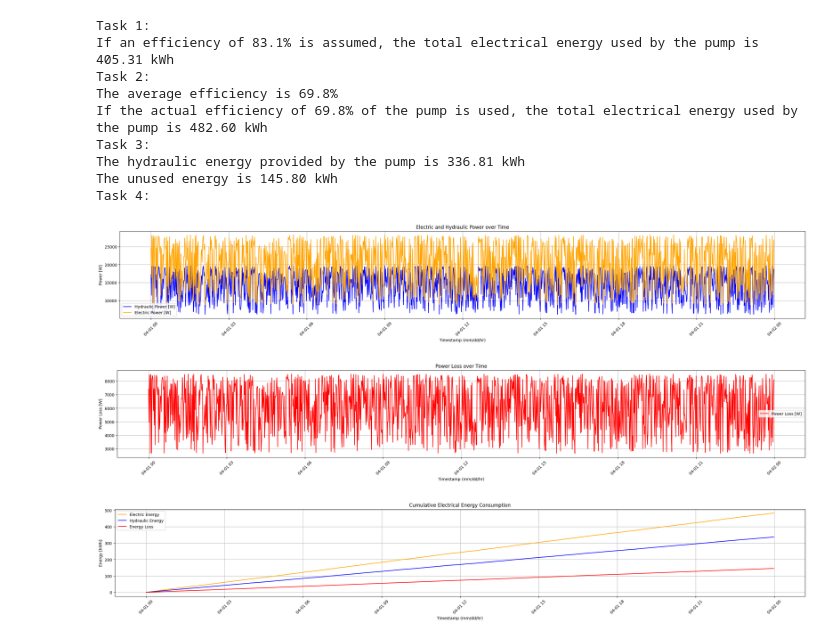
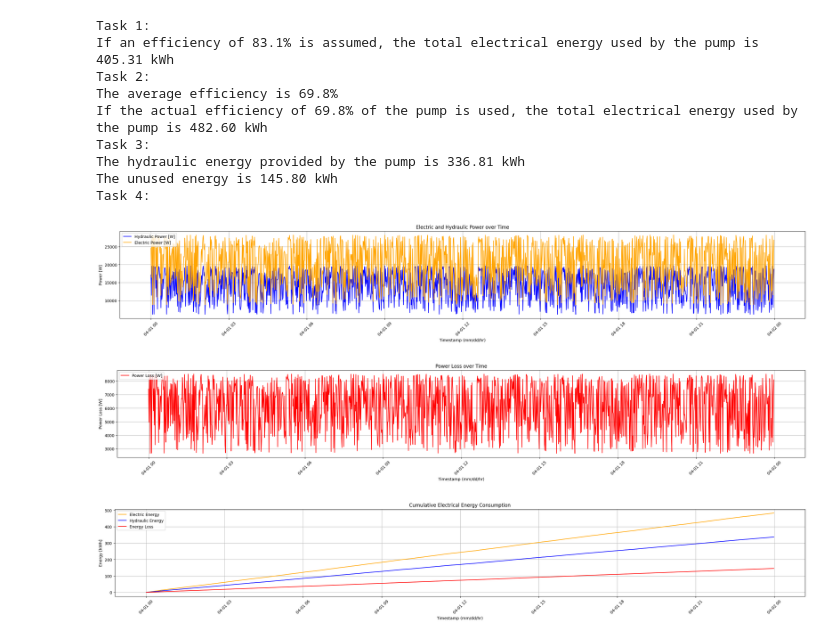
Before and after one commit to AlexTrompter/Pump-Analysis-for-Turbomachinery-Class, a Jupyter notebook: Abgabe_Strömungsmaschinen.ipynb, the cells around one changed output. Drawn from its saved outputs; the diff is of its cells as text; code cells hidden in the pictures.

```diff
--- a/Abgabe_Strömungsmaschinen.ipynb
+++ b/Abgabe_Strömungsmaschinen.ipynb
@@ -120,7 +120,7 @@ plt.plot(df['Timestamp'], P_elec_new, label='Electric Power [W]', color='orange'
 plt.title('Electric and Hydraulic Power over Time')
 plt.xlabel('Timestamp (mm/dd/hr)')
 plt.ylabel('Power [W]')
-plt.legend()
+plt.legend(loc='upper left')
 plt.grid(True)
 plt.tight_layout()
 plt.xticks(rotation=45)
@@ -137,40 +137,40 @@ plt.plot(df['Timestamp'], P_loss, label='Hydraulic Power [W]', color='red')
 plt.title('Power Loss over Time')
 plt.xlabel('Timestamp (mm/dd/hr)')
 plt.ylabel('Power Loss [W]')
-plt.legend(['Power Loss [W]'])
+plt.legend(['Power Loss [W]'], loc='upper left')
 plt.grid(True)
 plt.tight_layout()
 plt.xticks(rotation=45)
 plt.show()
 
 #The third graph shows the accumulation of the total energy consumed by the pump
 
 cumulative_energy_electric = np.cumsum(P_elec_new * delta) / 3.6e6                  #Conversion of power [W] into energy [kWh]
 cumulative_energy_hydraulic = np.cumsum(P_hydr * delta) / 3.6e6                     #Conversion of power [W] into energy [kWh]
 cumulative_energy_loss = cumulative_energy_electric - cumulative_energy_hydraulic   #[kWh]
 
 plt.figure(figsize=(25, 4))
 plt.plot(df['Timestamp'], cumulative_energy_electric, color='orange')
 plt.plot(df['Timestamp'], cumulative_energy_hydraulic, color='blue')
 plt.plot(df['Timestamp'], cumulative_energy_loss, color='red')
 plt.title('Cumulative Electrical Energy Consumption')
 plt.xlabel('Timestamp (mm/dd/hr)')
 plt.ylabel('Energy [kWh]')
-plt.legend(['Electric Energy', 'Hydraulic Energy', 'Energy Loss'])
+plt.legend(['Electric Energy', 'Hydraulic Energy', 'Energy Loss'], loc='upper left')
 plt.grid(True)
 plt.tight_layout()
 plt.xticks(rotation=45)
 plt.show()
 # %% [output]
 Task 1:
 If an efficiency of 83.1% is assumed, the total electrical energy used by the pump is 405.31 kWh
 Task 2:
 The average efficiency is 69.8%
 If the actual efficiency of 69.8% of the pump is used, the total electrical energy used by the pump is 482.60 kWh
 Task 3:
 The hydraulic energy provided by the pump is 336.81 kWh
 The unused energy is 145.80 kWh
 Task 4:
-[figure, old version]
+[figure, new version]
-[figure, old version]
+[figure, new version]
 [figure]
```
